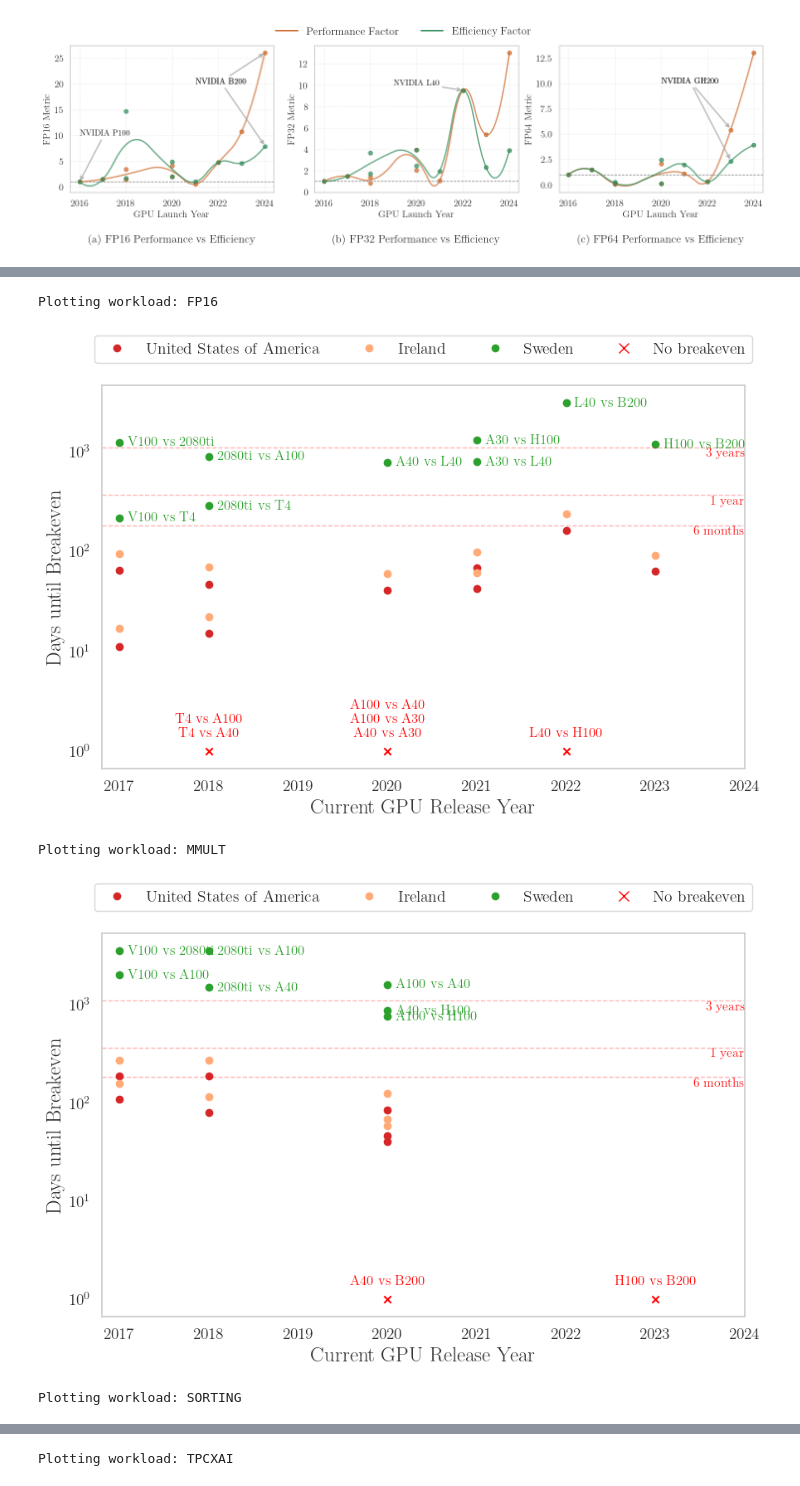
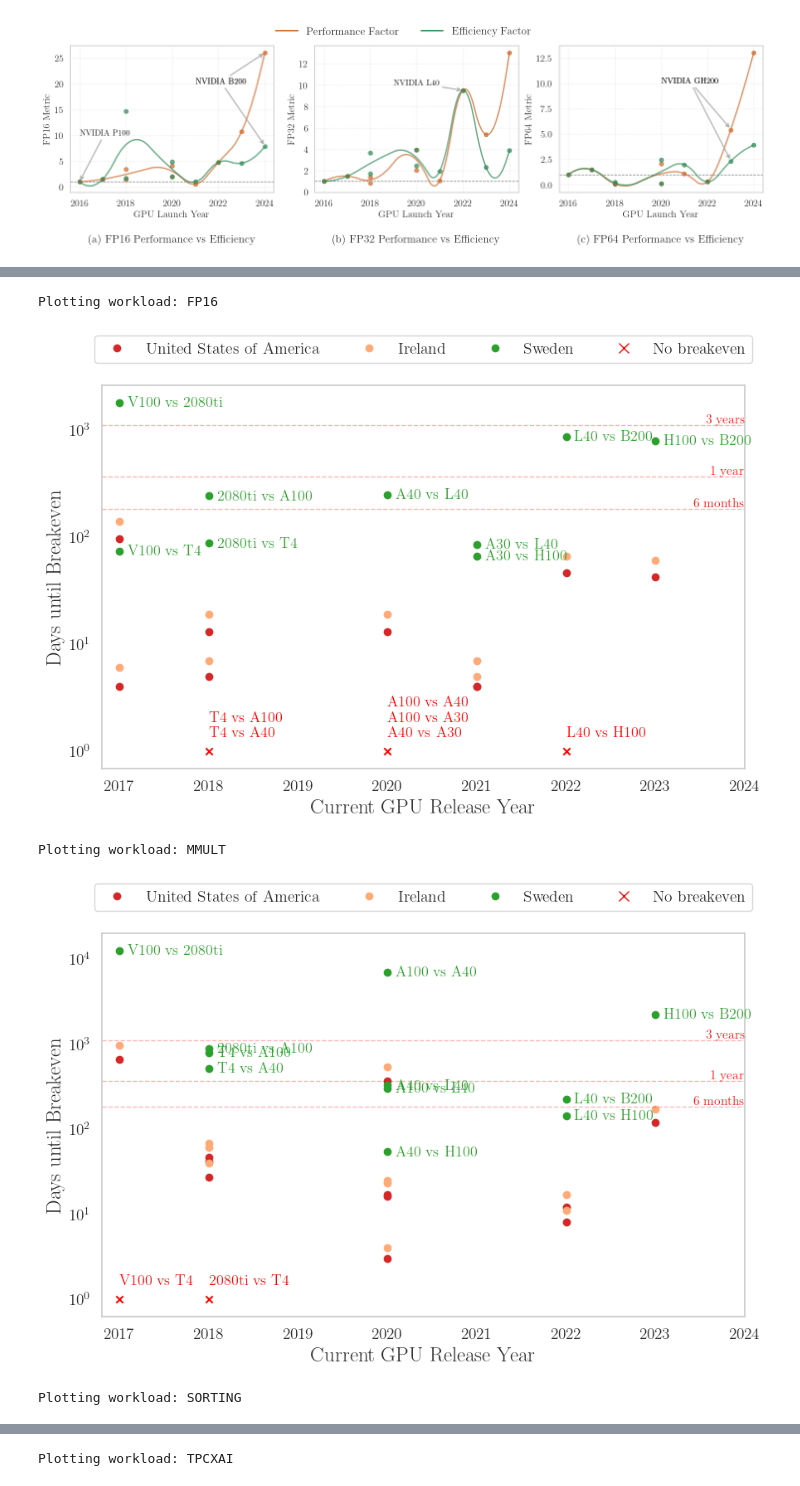
Before and after one commit to hpides/gpu-lifecycle-analysis, a Jupyter notebook: notebooks/trends.ipynb, the cells around one changed output, grey strips where cells are left out. Drawn from its saved outputs; the diff is of its cells as text; code cells hidden in the pictures.

Commit message:
updated frontend numbers and charts on notebook

```diff
--- a/notebooks/trends.ipynb
+++ b/notebooks/trends.ipynb
@@ -68,6 +68,31 @@ metrics = [
     ("TDP_MAX", "TDP", "Watts"),
     ("TDP_PER_TRANSISTOR", "TDP per Transistor", "W / transistor")
 ]
+
+# -------------------------
+# 🔹 Compute averages here
+# -------------------------
+df_exclude_last = df_sorted.iloc[:-1]
+df_exclude_last_two = df_sorted.iloc[:-2]
+df_exclude_last_three = df_sorted.iloc[-7:]
+metrics_cols = [col for col, _, _ in metrics]
+
+averages_exclude_last = df_exclude_last[metrics_cols].mean()
+averages_exclude_last_two = df_exclude_last_two[metrics_cols].mean()
+averages_exclude_last_three = df_exclude_last_three[metrics_cols].mean() * 100000000
+
+print("=== Averages (excluding last entry) ===")
+for col, (_, title, unit) in zip(metrics_cols, metrics):
+    print(f"{title}: {averages_exclude_last[col]:.2f} {unit}")
+
+print("\n=== Averages (excluding last two entries) ===")
+for col, (_, title, unit) in zip(metrics_cols, metrics):
+    print(f"{title}: {averages_exclude_last_two[col]:.2f} {unit}")
+
+print("\n=== Averages (excluding last three entries) ===")
+for col, (_, title, unit) in zip(metrics_cols, metrics):
+    print(f"{title}: {averages_exclude_last_three[col]:.2f} {unit}")
+# -------------------------
 
 # Plot each metric
 for ax, (col, title, ylabel) in zip(axes, metrics):
@@ -416,8 +458,8 @@ plt.rcParams.update({
 
 plt.figure(figsize=(10, 6))  # 10 inches wide, 6 inches tall
 # Plot OPEX lines
-plt.plot(old_opex, label="Old System OPEX", color="#F1B16E")
-plt.plot(new_opex, label="New System OPEX", color="#B4D8E7")
+plt.plot(old_opex, label="A100 OPEX", color="#F1B16E")
+plt.plot(new_opex, label="B200 OPEX", color="#B4D8E7")
 
 # Force axis to start at (0,0)
 plt.xlim(left=0)
@@ -429,7 +471,7 @@ embodied_carbon = new_opex[0]
 plt.axhline(embodied_carbon, color="red", linestyle="--", alpha=0.7)
 plt.text(
     len(new_opex) - 1, embodied_carbon,
-    "New GPU Embodied Carbon",
+    "B200 Embodied Carbon",
     color="red",
     va="bottom", ha="right", fontsize=16
 )
@@ -440,7 +482,7 @@ if intersect_days is not None:
     plt.annotate(
         f"{intersect_days:.0f} Days Until Break-Even",
         xy=(x_intersect, y_intersect),
-        xytext=(100, 10),
+        xytext=(80, 0),
         textcoords="offset points",
         arrowprops=dict(arrowstyle="->", color="red"),
         fontsize=16,
@@ -507,7 +549,6 @@ def gpu_intersections(df, country, workload, utilization, scaling):
 def plot_intersections(country_intersections, colors, workload_file_name, country_to_label):
     plt.figure(figsize=(10, 6))
 
-
     country_handles = []  # Store legend handles
     country_labels = []   # Store corresponding labels
 
@@ -527,7 +568,7 @@ def plot_intersections(country_intersections, colors, workload_file_name, countr
 
         if country == country_to_label:
             for i, label in enumerate(labels):
-                plt.annotate(label, (x[i], y[i]), textcoords="offset points", xytext=(7, 0), ha='left', va='center', color=color)
+                plt.annotate(label, (x[i], y[i]), textcoords="offset points", xytext=(7, 0), ha='left', va='center', color=color, fontsize=13)
 
             max_days = max((d for _, _, _, d in intersections if d is not None), default=1)
             y_max = 1
@@ -545,10 +586,11 @@ def plot_intersections(country_intersections, colors, workload_file_name, countr
                     xy=(year, y_max),
                     xytext=(0, 10),
                     textcoords='offset points',
-                    ha='center',
+                    ha='left',
                     va='bottom',
                     color='red',
-                    clip_on=True
+                    clip_on=True,
+                    fontsize=13
                 )
 
     # Add "no breakeven" legend manually
@@ -567,7 +609,7 @@ def plot_intersections(country_intersections, colors, workload_file_name, countr
             2024,
             days,
             label,
-            va='top',
+            va='bottom',
             ha='right',
             color='red',
             alpha=0.9,
@@ -598,35 +640,35 @@ from lifecycle.compare import compare_gpus
 
 plt.rcParams.update({
     "text.usetex": True,
     "font.family": "serif",
     "axes.labelsize": 18,
     "axes.titlesize": 14,
     "legend.fontsize": 14,
     "xtick.labelsize": 14,
     "ytick.labelsize": 14
 })
 
 # List of workloads you want to plot
 workloads = [FP16, MMULT, SORTING, TPCXAI]  # replace/add your actual workload variables
 workloads_name = ["FP16", "MMULT", "SORTING", "TPCXAI"]  # replace/add your actual workload variables
 
 # List of countries to include
 countries = ["United States of America", "Ireland", "Sweden"]
 colors = ["tab:red", "#FFAA77", "tab:green"]  # Extend if needed
 country_to_label = "Sweden"
 
 for workload, workload_name in zip(workloads, workloads_name):
     country_intersections = {}
 
     for country in countries:
-        intersections = gpu_intersections(df, country, workload, 40, scaling=SCALING_UTILIZATION)
+        intersections = gpu_intersections(df, country, workload, 75, scaling=SCALING_EMISSIONS)
         country_intersections[country] = intersections
 
     print(f"Plotting workload: {workload_name}")
     plot_intersections(country_intersections, colors, "multiple_" + workload_name, country_to_label)
 # %% [output]
 Plotting workload: FP16
-[figure, old version]
+[figure, new version]
 Plotting workload: MMULT
-[figure, old version]
+[figure, new version]
 Plotting workload: SORTING
```
Also changed, not shown: parts of 10 cells of this notebook, 16 other files.
